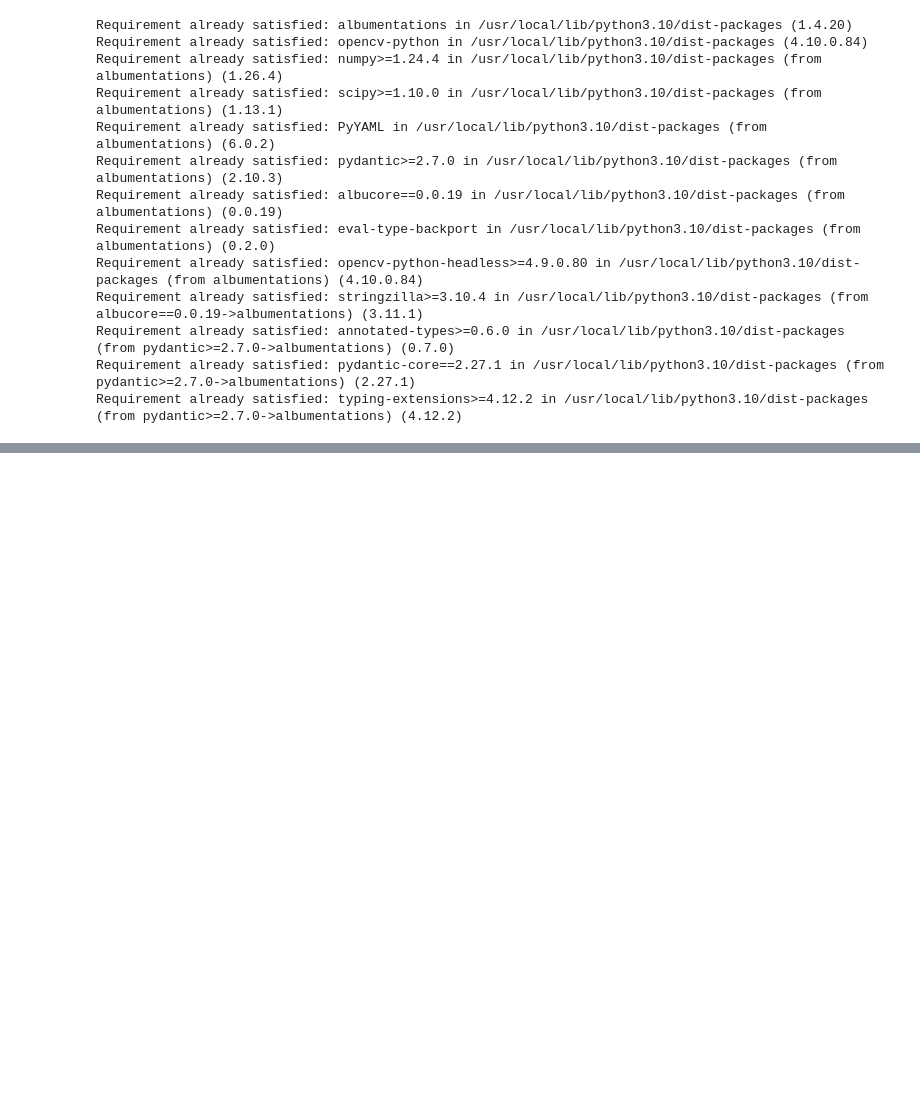
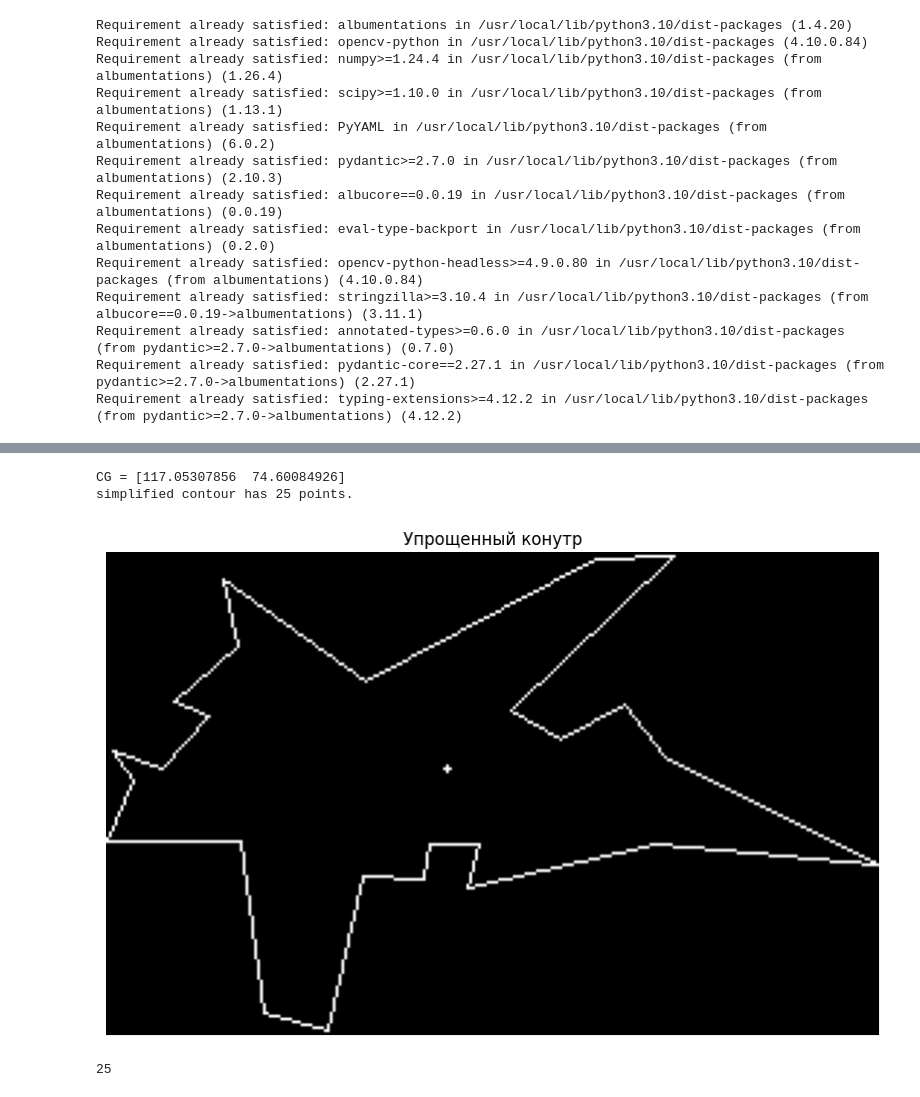
Before and after one commit to der-himmel/obr-iz, a Jupyter notebook: recognition.ipynb, the cells around one changed output, grey strips where cells are left out. Saved outputs shown, nothing was run; the diff lists cells and outputs as text; code cells hidden in the pictures; blank space fills up the shorter version.

```diff
--- a/recognition.ipynb
+++ b/recognition.ipynb
@@ -120,2 +138,30 @@ CG = [383.58073654 293.63172805]
+# %%
+def simplify_contour(contour, epsilon):
+    # Алгоритм Рамера — Дугласа — Пекера
+    epsilon = epsilon * cv2.arcLength(contour, closed=True)
+    simplified_contour = cv2.approxPolyDP(contour, epsilon, closed=True)
+
+    return simplified_contour
+
+contours_simple, _ = cv2.findContours(cropped_image, cv2.RETR_EXTERNAL, cv2.CHAIN_APPROX_SIMPLE)
+contour_simple = np.vstack([contour.squeeze() for contour in contours_simple[::-1]])
+simplified_contour = simplify_contour(contour_simple, epsilon=0.005)
+simplified_contour = simplified_contour.reshape(-1, 2)
+center_of_gravity = np.mean(np.vstack([contour.squeeze() for contour in contours_simple[::-1]]), axis=0)
+print(f'CG = {center_of_gravity}')
+print(f"simplified contour has {len(simplified_contour)} points.")
+
+simple = np.zeros_like(cropped_image)
+
+cv2.drawContours(simple, [simplified_contour], -1, (255, 255, 255), thickness=1)
+cv2.circle(simple, tuple(center_of_gravity.astype(int)), 1, (255, 0, 0), -1)
+
+plt.figure(figsize=(10, 10))
+plt.imshow(simple, cmap='gray'), plt.axis('off'), plt.title('Упрощенный конутр')
+plt.show()
+# %% [output]
+CG = [117.05307856  74.60084926]
+simplified contour has 25 points.
+[figure, added]
 # %%
 def find_characteristic_points(contour, center_of_gravity, num_points, EPS):
@@ -165,13 +200,15 @@ def find_characteristic_points(contour, center_of_gravity, num_points, EPS):
 
     return characteristic_points
 # %%
-contours, _ = cv2.findContours(cropped_image, cv2.RETR_EXTERNAL, cv2.CHAIN_APPROX_SIMPLE)
-center_of_gravity = np.mean(np.vstack([contour.squeeze() for contour in contours[::-1]]), axis=0)
+# contours, _ = cv2.findContours(cropped_image, cv2.RETR_EXTERNAL, cv2.CHAIN_APPROX_SIMPLE)
+# center_of_gravity = np.mean(np.vstack([contour.squeeze() for contour in contours[::-1]]), axis=0)
+# contour = np.vstack([contour.squeeze() for contour in contours[::-1]])
 
-contour = np.vstack([contour.squeeze() for contour in contours[::-1]])
-
-characteristic_points = find_characteristic_points(contour, center_of_gravity, num_points=400, EPS=0.001)
-# print(len(characteristic_points))
+characteristic_points = find_characteristic_points(simplified_contour, center_of_gravity, num_points=100, EPS=0.1)
+# characteristic_points = find_characteristic_points(contour, center_of_gravity, num_points=400, EPS=0.001)
+print(len(characteristic_points))
+# %% [output]
+25
 # %%
 def remove_duplicates(characteristic_points):
     unique_points = []
```
Also changed, not shown: parts of 18 cells of this notebook.
